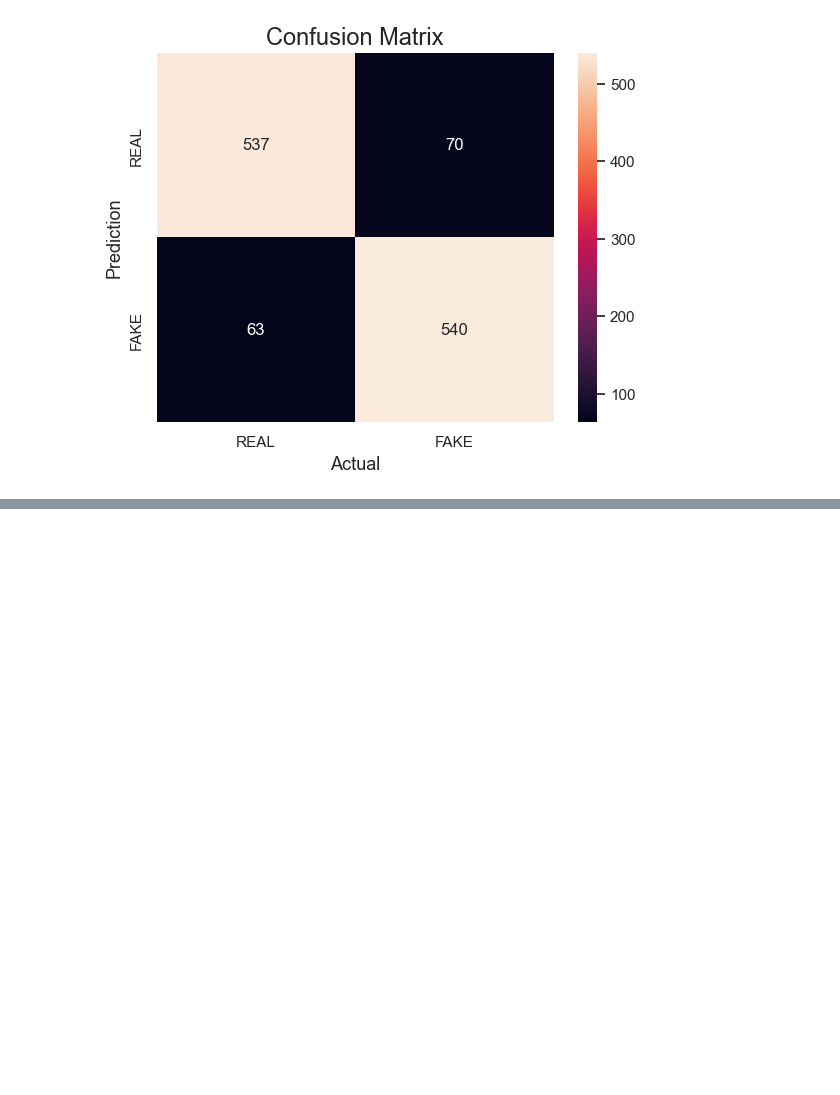
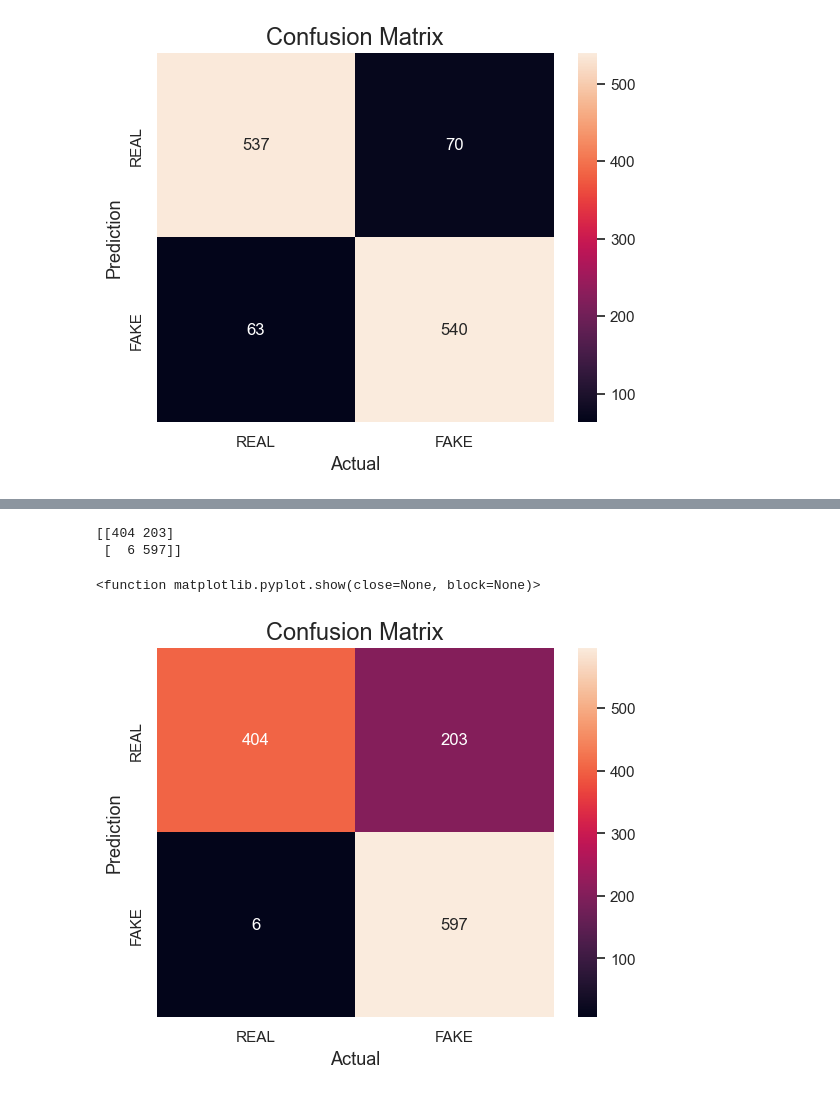
Before and after one commit to bandhavi2913/Fake-news-detection, a Jupyter notebook: Fake news detection.ipynb, the cells around one changed output, grey strips where cells are left out. Saved outputs shown, nothing was run; the diff lists cells and outputs as text; code cells hidden in the pictures; blank space fills up the shorter version.

```diff
--- a/Fake news detection.ipynb
+++ b/Fake news detection.ipynb
@@ -560,0 +597,6 @@ plt.show
+# %%
+#importing packages and fitting model
+from sklearn.naive_bayes import MultinomialNB
+nv= MultinomialNB()
+model5=nv.fit(x_train,y_train)
+y_pred=model5.predict(x_test)
@@ -560,0 +609,20 @@ plt.show
+# %%
+#confusion matrix
+cm=confusion_matrix(y_test,y_pred)
+print(cm)
+# %% [output]
+[[404 203]
+ [  6 597]]
+# %%
+sns.heatmap(cm,
+            annot=True,
+            fmt='g',
+            xticklabels=['REAL','FAKE'],
+            yticklabels=['REAL','FAKE'])
+plt.ylabel('Prediction',fontsize=13)
+plt.xlabel('Actual',fontsize=13)
+plt.title('Confusion Matrix',fontsize=17)
+plt.show
+# %% [output]
+<function matplotlib.pyplot.show(close=None, block=None)>
+[figure, added]
```
Also changed, not shown: parts of 17 cells of this notebook.
